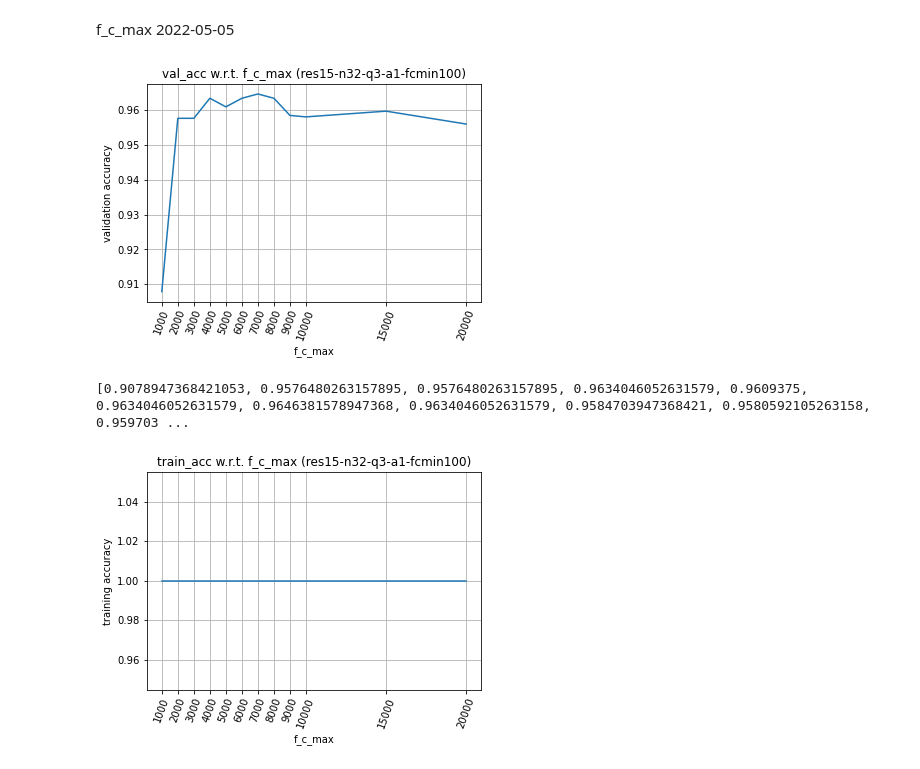
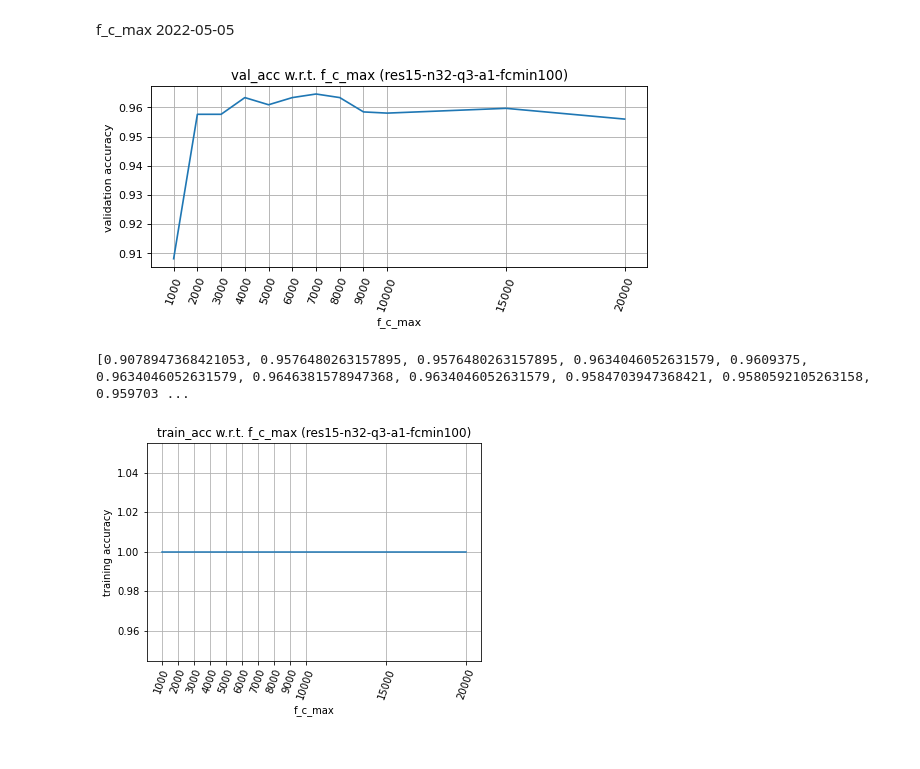
Before and after one commit to xs2445/KeywordSpotting, a Jupyter notebook: show_result.ipynb, the cells around one changed output. Cells and saved outputs as stored; diff of their text form; code cells hidden in the pictures.

```diff
--- a/show_result.ipynb
+++ b/show_result.ipynb
@@ -164,20 +164,20 @@ val_acc_list = [x for _,x in sorted(zip(dataset_list,val_acc_list))]
 train_acc_list = [x for _,x in sorted(zip(dataset_list,train_acc_list))]
 dataset_list = sorted(dataset_list)
 # %%
-plt.figure()
+plt.figure(figsize=(8,3), dpi=80)
 # plt.plot([np.max(x) for x in val_acc_list])
 plt.plot(dataset_list, [np.max(x) for x in val_acc_list])
 plt.title('val_acc w.r.t. f_c_max (res15-n32-q3-a1-fcmin100)')
 plt.xlabel('f_c_max')
 plt.ylabel('validation accuracy')
 # plt.xticks(range(len(dataset_list)), dataset_list, rotation=70)
 plt.xticks(dataset_list, dataset_list, rotation=70)
 plt.grid()
 plt.savefig(os.path.join(log_folder, 'result.jpg'))
 plt.show()
 print([np.max(x) for x in val_acc_list])
 # %% [output]
-[figure, old version]
+[figure, new version]
 [0.9078947368421053, 0.9576480263157895, 0.9576480263157895, 0.9634046052631579, 0.9609375, 0.9634046052631579, 0.9646381578947368, 0.9634046052631579, 0.9584703947368421, 0.9580592105263158, 0.959703 ...
 # %%
 plt.figure()
```
Also changed, not shown: parts of 3 cells of this notebook.
